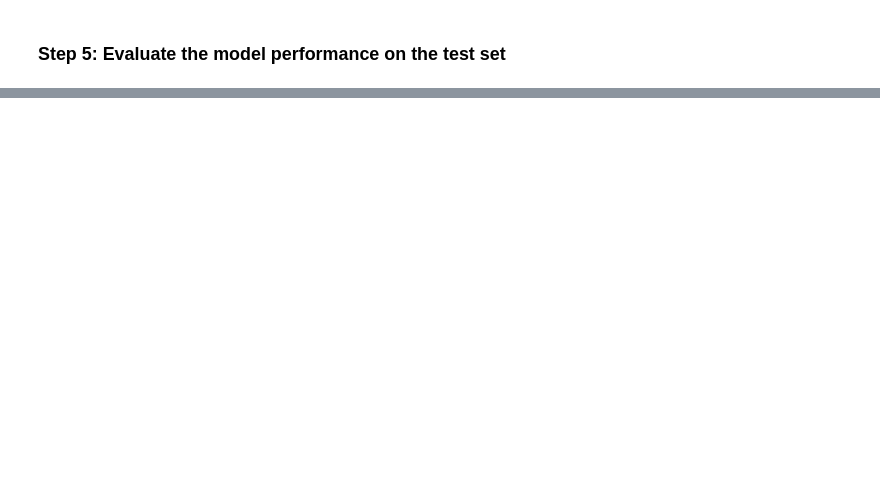
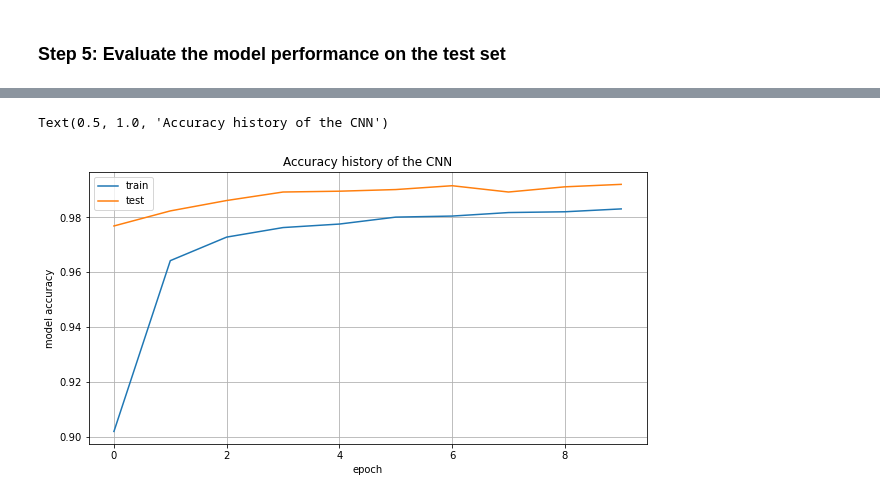
Before and after one commit to c-letouze/ML-TP4, a Jupyter notebook: TP4_NeuralNetworks.ipynb, the cells around one changed output, grey strips where cells are left out. Drawn from its saved outputs; the diff is of its cells as text; code cells hidden in the pictures; blank space fills up the shorter version.

```diff
--- a/TP4_NeuralNetworks.ipynb
+++ b/TP4_NeuralNetworks.ipynb
@@ -185,0 +390,5 @@ Test accuracy: 0.9797999858856201
+# %%
+# load model
+model_CNN = load_model("model_CNN")
+# load history
+history_CNN = pickle.load(open('model_CNN_history.pkl', 'rb'))
@@ -185,0 +408,13 @@ Test accuracy: 0.9797999858856201
+# %%
+# Plot training history: accuracy
+plt.figure(figsize=[10, 5])
+plt.plot(history_CNN['accuracy'])
+plt.plot(history_CNN['val_accuracy'])
+plt.ylabel('model accuracy')
+plt.xlabel('epoch')
+plt.grid()
+plt.legend(['train', 'test'], loc='best')
+plt.title("Accuracy history of the CNN")
+# %% [output]
+Text(0.5, 1.0, 'Accuracy history of the CNN')
+[figure, added]
```
Also changed, not shown: parts of 54 cells of this notebook.
